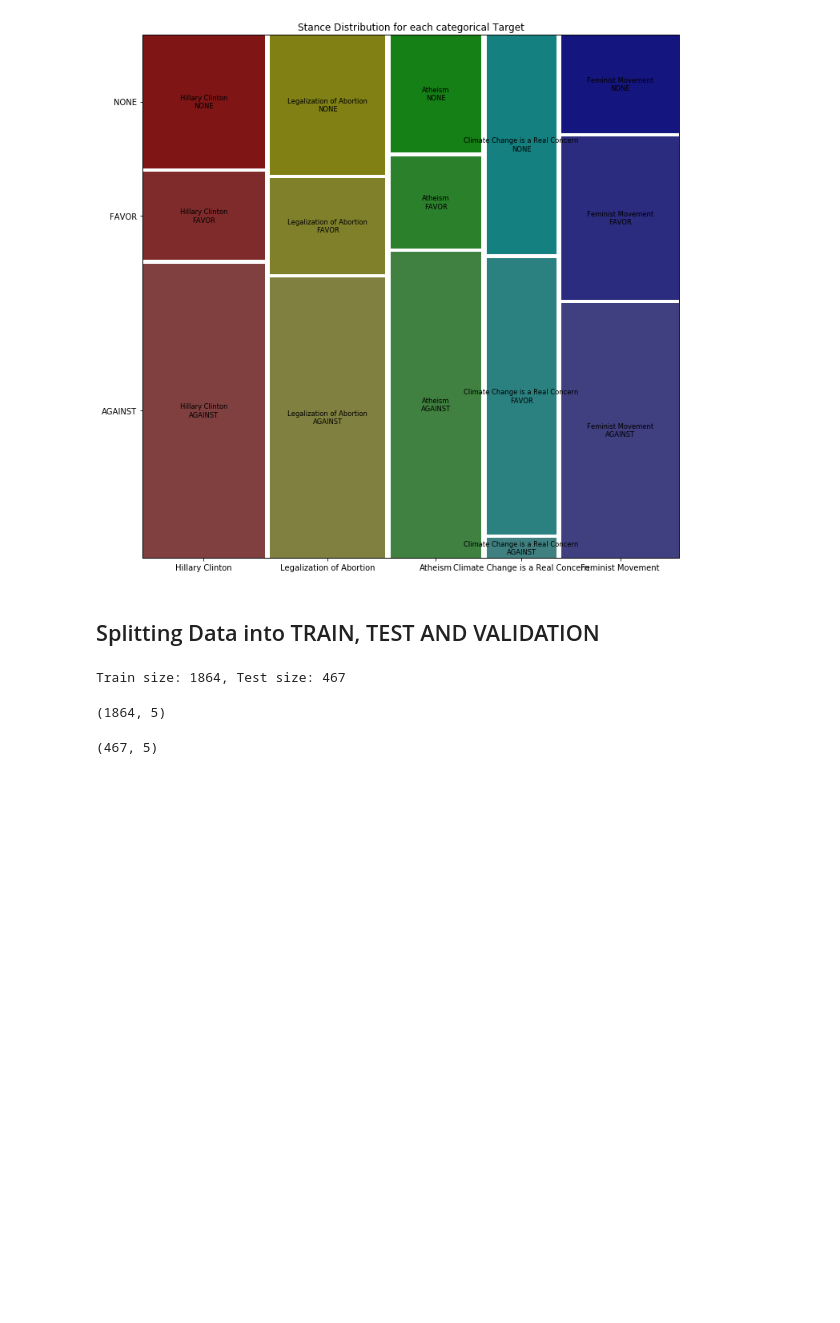
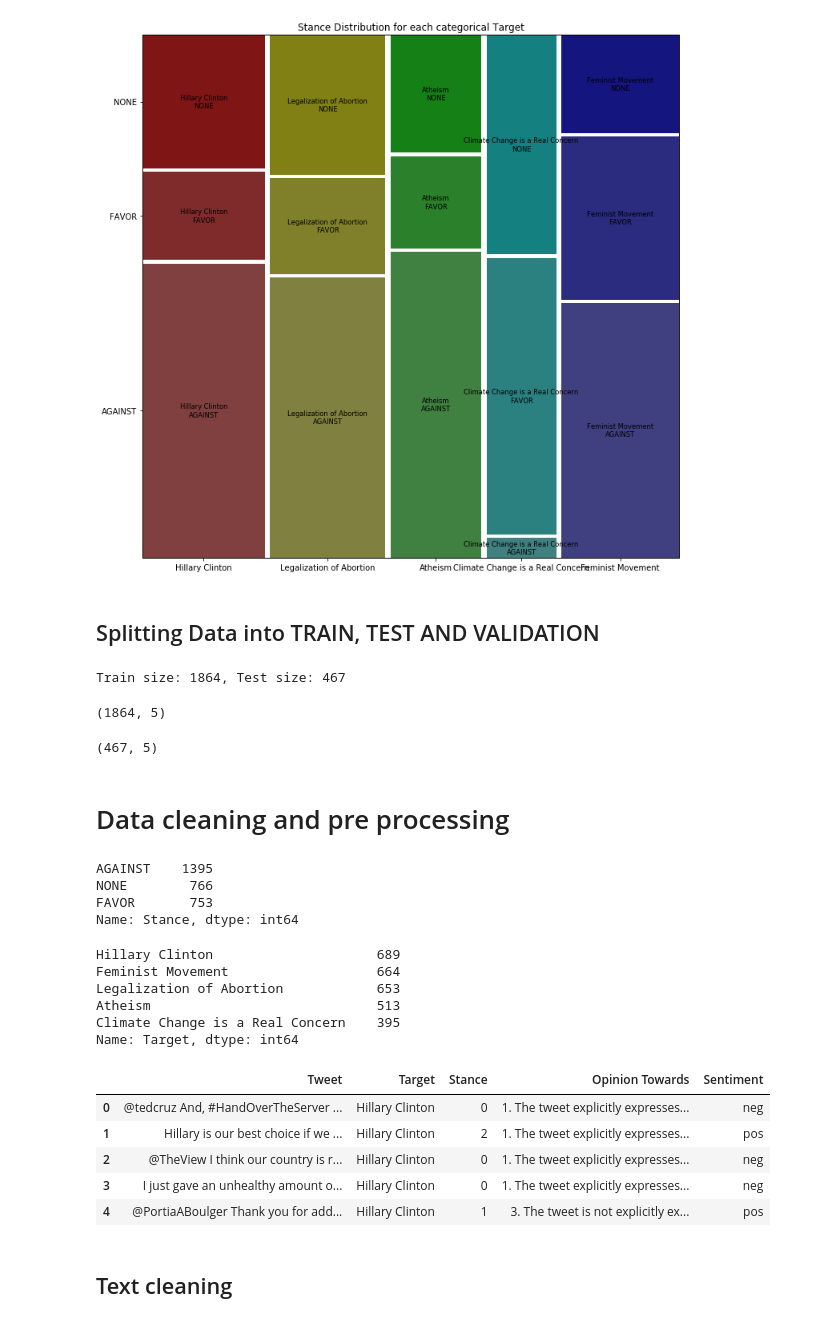
Before and after one commit to jamjewel/Stance-Classification-in-Tweets-using-NLP, a Jupyter notebook: DeepLearningAssignment2-Copy1.ipynb, the cells around one changed output. Saved outputs shown, nothing was run; the diff lists cells and outputs as text; code cells hidden in the pictures; blank space fills up the shorter version.

Commit message:
Data Cleaning and spliting

```diff
--- a/DeepLearningAssignment2-Copy1.ipynb
+++ b/DeepLearningAssignment2-Copy1.ipynb
@@ -105,3 +105,41 @@ training_data.shape
 validation_data.shape
 # %% [output]
 (467, 5)
+# %% [markdown]
+# Data cleaning and pre processing
+# %%
+train["Stance"].value_counts()
+# %% [output]
+AGAINST    1395
+NONE        766
+FAVOR       753
+Name: Stance, dtype: int64
+# %%
+train["Target"].value_counts()
+# %% [output]
+Hillary Clinton                     689
+Feminist Movement                   664
+Legalization of Abortion            653
+Atheism                             513
+Climate Change is a Real Concern    395
+Name: Target, dtype: int64
+# %%
+mod_data = train
+# %%
+encode = {
+    "AGAINST" : 0,
+    "NONE"  : 1,
+    "FAVOR" : 2,
+}
+
+mod_data["Stance"] = mod_data["Stance"].apply(lambda x: encode[x])
+mod_data.head()
+# %% [output]
+|  | Tweet | Target | Stance | Opinion Towards | Sentiment |
+| 0 | @tedcruz And, #HandOverTheServer ... | Hillary Clinton | 0 | 1. The tweet explicitly expresses... | neg |
+| 1 | Hillary is our best choice if we ... | Hillary Clinton | 2 | 1. The tweet explicitly expresses... | pos |
+| 2 | @TheView I think our country is r... | Hillary Clinton | 0 | 1. The tweet explicitly expresses... | neg |
+| 3 | I just gave an unhealthy amount o... | Hillary Clinton | 0 | 1. The tweet explicitly expresses... | neg |
+| 4 | @PortiaABoulger Thank you for add... | Hillary Clinton | 1 | 3. The tweet is not explicitly ex... | pos |
+# %% [markdown]
+## Text cleaning
```
Also changed, not shown: parts of 2 cells of this notebook.
